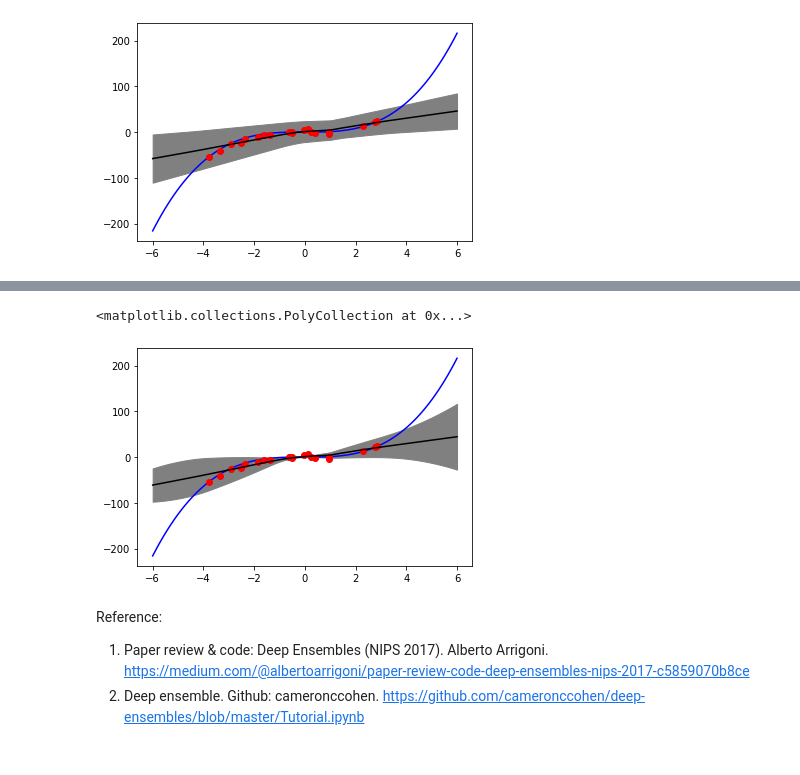
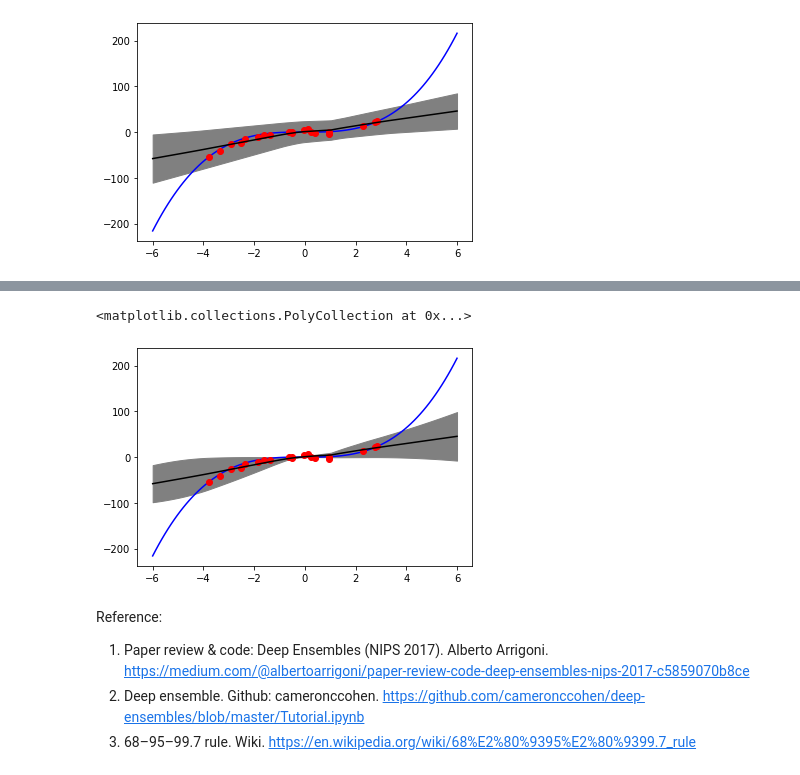
Before and after one commit to zhiheng-qian/cs4875-research-project, a Jupyter notebook: Simple_and_Scalable_Predictive_Uncertainty_Estimation_using_Deep_Ensembles.ipynb, the cells around one changed output, grey strips where cells are left out. Cells and saved outputs as stored; diff of their text form; code cells hidden in the pictures.

```diff
--- a/Simple_and_Scalable_Predictive_Uncertainty_Estimation_using_Deep_Ensembles.ipynb
+++ b/Simple_and_Scalable_Predictive_Uncertainty_Estimation_using_Deep_Ensembles.ipynb
@@ -277,7 +285,7 @@ def ensembleWithAdversarial(model, optimizer):
           loss = nll_loss(output[0], m(output[1])+ 1e-06, y)
           loss.backward(retain_graph=True)
 
-          x_prime = x + 0.04*(torch.sign(x.grad))
+          x_prime = x + 0.04*(torch.sign(x.grad.data.sign()))
           optimizer.zero_grad()
           output_prime = model(x_prime)
           loss = nll_loss(output[0], m(output[1])+ 1e-06, y) + nll_loss(output_prime[0], m(output_prime[1])+ 1e-06, y)
@@ -291,34 +299,34 @@ def ensembleWithAdversarial(model, optimizer):
   for x in x_test:
     x = torch.tensor([x], dtype = torch.float)
     mu_test.append(model(x)[0])
     var_test.append(model(x)[0])
   mu_test = np.hstack(torch.stack(mu_test).detach().numpy())
   var_test = np.hstack(torch.stack(var_test).detach().numpy())
   return mu_test, var_test
 
 mu_tests = []
 var_tests = []
 for i in range(5):
   model = SingleNetNll()
   optimizer = torch.optim.Adam(model.parameters(), lr=learning_rate)
   mu_test, var_test = ensembleWithAdversarial(model, optimizer)
   mu_tests.append(mu_test)
   var_tests.append(var_test)
 
 mu_tests = np.vstack(mu_tests)
 var_tests = np.vstack(var_tests)
 
 mu_optimal = np.mean(mu_tests, 0)
 var_optimal = np.mean(mu_tests*mu_tests + var_tests, 0) - mu_optimal*mu_optimal
 
 fig, ax = plt.subplots(1)
 ax.plot(xx, yy, 'b')
 ax.plot(x_train, y_train, 'ro')
 ax.plot(x_test, mu_optimal, 'k')
 ax.fill_between(xx, mu_optimal+var_optimal, mu_optimal-var_optimal, color='grey')
 # %% [output]
 <matplotlib.collections.PolyCollection at 0x...>
-[figure, old version]
+[figure, new version]
 # %%
 # fig.savefig('/content/drive/My Drive/AALTO/cs4875-research/img/ensemble+nll+adv.png')
 # %%
@@ -331,3 +339,4 @@ learning_rate = 0.01
 Reference:
 1. Paper review & code: Deep Ensembles (NIPS 2017). Alberto Arrigoni. https://medium.com/@albertoarrigoni/paper-review-code-deep-ensembles-nips-2017-c5859070b8ce
 2. Deep ensemble. Github: cameronccohen. https://github.com/cameronccohen/deep-ensembles/blob/master/Tutorial.ipynb
+3. 68–95–99.7 rule. Wiki. https://en.wikipedia.org/wiki/68%E2%80%9395%E2%80%9399.7_rule
```
Also changed, not shown: parts of 3 cells of this notebook.
